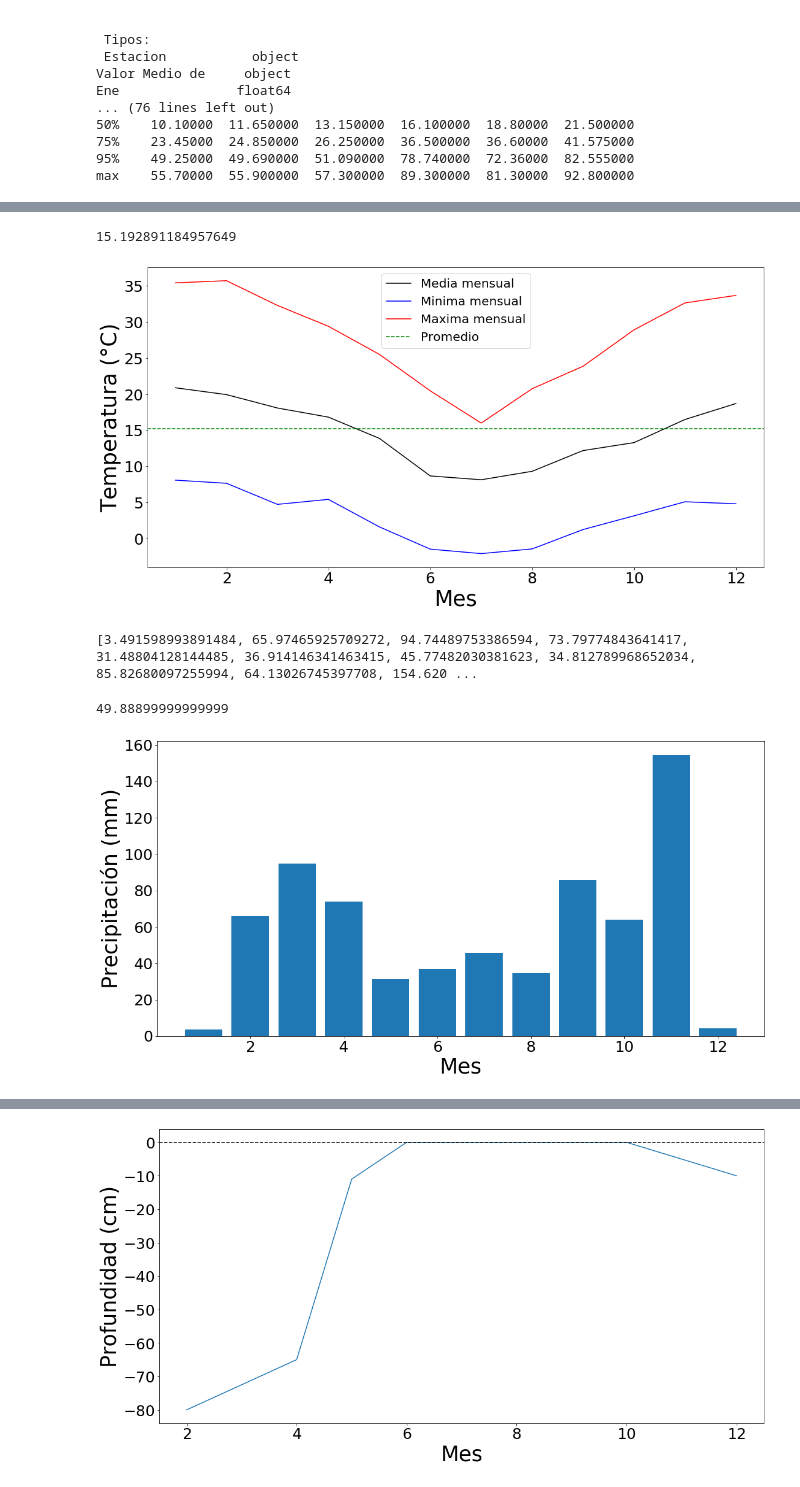
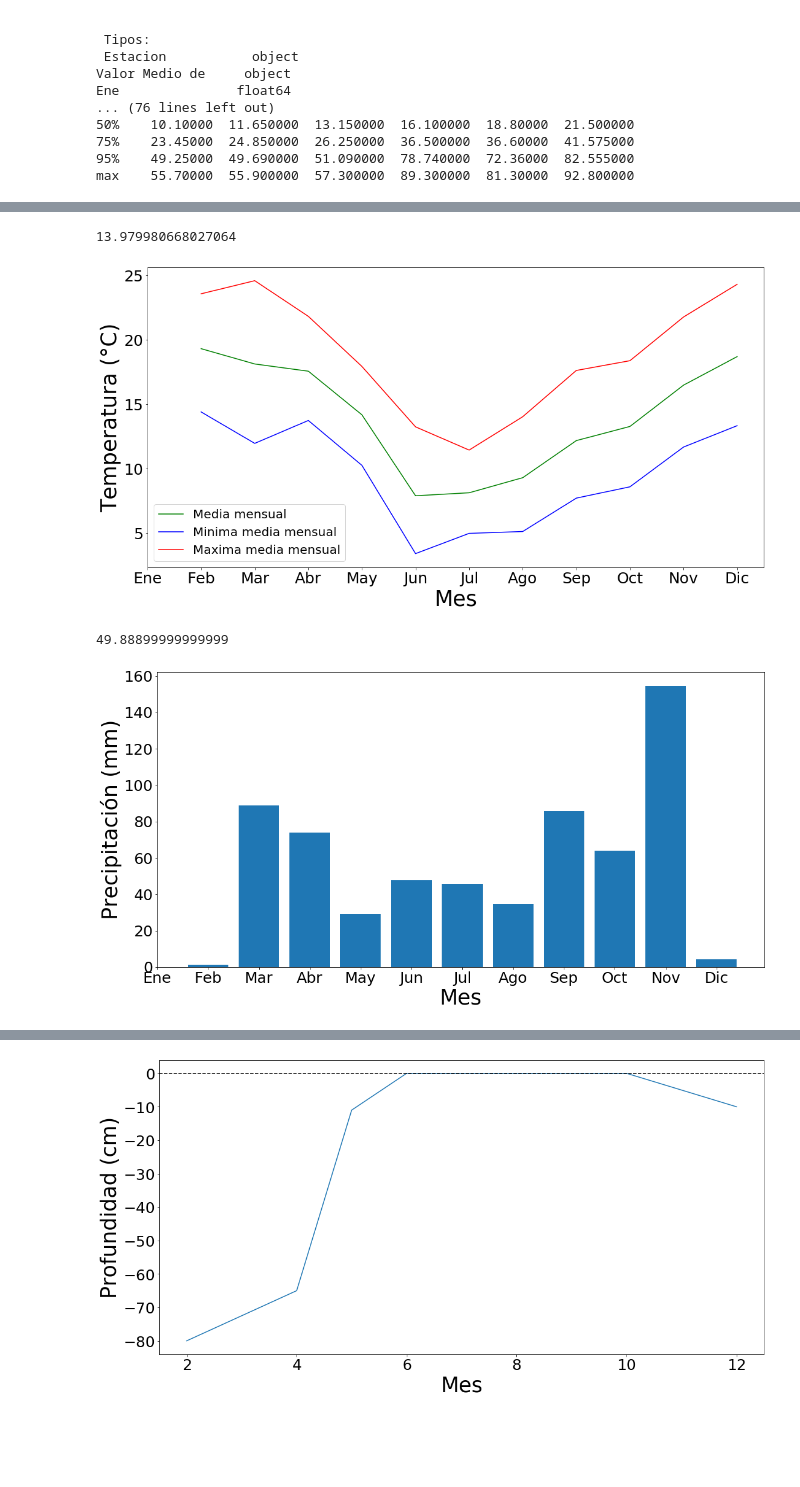
Before and after one commit to Nahu-11/Tesis, a Jupyter notebook: New scripts/Climatologia.ipynb, the cells around one changed output, grey strips where cells are left out. Drawn from its saved outputs; the diff is of its cells as text; code cells hidden in the pictures; blank space fills up the shorter version.

```diff
--- a/New scripts/Climatologia.ipynb
+++ b/New scripts/Climatologia.ipynb
@@ -57,7 +57,7 @@ Ene               float64
 95%    49.25000  49.690000  51.090000  78.740000  72.36000  82.555000
 max    55.70000  55.900000  57.300000  89.300000  81.30000  92.800000
 # %%
-columnas = ['Momento','TSS1','TSS2','TS1','TS2','TS3','TS4','TS_QG','U','DIR',
+columnas = ['Fecha', 'Momento','TSS1','TSS2','TS1','TS2','TS3','TS4','TS_QG','U','DIR',
 'PP', 'TA1','HR1','TA2','HR2','TA3','HR3','TA4','HR4','QG1','QG2','WET','RG','PAR',
 'TSH1','HS1','GH1','Real(KH)1','Imag(KH)1','Real_T(KH)1','Imag_T(KH)1','TSH2',
 'HS2','GH2','Real(KH)2','Imag(KH)2','Real_T(KH)2','Imag_T(KH)2','TSH3','HS3',
@@ -72,7 +72,7 @@ datos_conv = pd.read_csv(
         decimal = '.',
         skiprows = [1,2],
         usecols = columnas,
-        dtype = 'float64',
+        #dtype = 'float64',
         engine = 'python'
         )
 # %%
@@ -137,9 +150,11 @@ for j in variable:
         promedio[i-1] = datos_conv[(datos_conv['Momento'] < hasta)
                                   & (datos_conv['Momento'] > desde)
                                   & (datos_conv[j] < 80)
+                                  & (datos_conv['Fecha'].str[-1] == '8')
                                   ][j].mean()
 
-    plt.plot(x, promedio)
-plt.legend(['5 mm', '3 cm', '8 cm', '27 cm', '70 cm'], fontsize= 20)
+    plt.plot(x, promedio, linewidth = 5)
+plt.legend(['0.005 m', '0.03 m', '0.08 m', '0.27 m', '0.70 m'], fontsize= 20)
+plt.xticks(x, meses)
 plt.savefig('C:\\Users\\nahue\\Desktop\\Tesis_2\\Escritura\\Temperaturas_suelos.png')
 # %% [output]
@@ -179,41 +232,25 @@ print(minimos)
-# %%
-datos_conv[variable].mean()
-# %% [output]
-15.192891184957649
+# %%
+ta = datos_conv[(datos_conv['TA1'] < 80)
+                & (datos_conv['Fecha'].str[-1] == '8')
+               ]['TA1'].mean()
+ta
+# %% [output]
+13.979980668027064
 # %%
 x = list(range(1, 13))
 plt.figure(figsize = (18, 9))
-plt.plot(x, promedio, color = 'black')
+plt.plot(x, promedio, color = 'green')
 plt.plot(x, minimos, color = 'blue')
 plt.plot(x, maximos, color = 'red')
 metadata('Mes', 'Temperatura (°C)')
-plt.axhline(datos_conv[variable].mean(), ls = '--', color = 'green')
-plt.legend(['Media mensual', 'Minima mensual', 'Maxima mensual', 'Promedio'],
+#plt.axhline(ta, ls = '--', color = 'black')
+plt.legend(['Media mensual', 'Minima media mensual', 'Maxima media mensual'],#, 'Promedio'],
            fontsize = 20
           )
+plt.xticks(x, meses)
 plt.savefig('C:\\Users\\nahue\\Desktop\\Tesis_2\\Escritura\\Temperatura_aire.png')
 # %% [output]
-[figure, old version]
+[figure, new version]
-# %%
-variable = 'PP'
-dias = np.arange(0, 390, 30)
-acum = list(range(1, len(dias)))
-count = list(range(1, len(dias)))
-for i in list(range(1, len(dias))):
-    desde = dias[i-1]
-    hasta = dias[i]
-    count[i-1] = datos_conv[(datos_conv['Momento'] < hasta)
-                              & (datos_conv['Momento'] > desde)
-                              & (datos_conv[variable] < 80)
-                              ][variable].count()
-    acum[i-1] = datos_conv[(datos_conv['Momento'] < hasta)
-                              & (datos_conv['Momento'] > desde)
-                              & (datos_conv[variable] < 80)
-                              ][variable].sum()
-    acum[i-1] = (acum[i-1]/count[i-1]) * 30*24*4
-print(acum)
-# %% [output]
-[3.491598993891484, 65.97465925709272, 94.74489753386594, 73.79774843641417, 31.48804128144485, 36.914146341463415, 45.77482030381623, 34.812789968652034, 85.82680097255994, 64.13026745397708, 154.620 ...
 # %%
 datos_conv[(datos_conv['Momento'] > 313)
             & (datos_conv['Momento'] < 314)
@@ -224,12 +261,13 @@ datos_conv[(datos_conv['Momento'] > 313)
 # %%
 x = list(range(1, 13))
 plt.figure(figsize = (18, 9))
 plt.bar(x, acum)
 metadata('Mes', 'Precipitación (mm)')
+plt.xticks(x, meses)
 #plt.legend(['PP acumulada'], fontsize= 20)
 plt.savefig('C:\\Users\\nahue\\Desktop\\Tesis_2\\Escritura\\Precipitacion.png')
 # %% [output]
-[figure, old version]
+[figure, new version]
 # %%
 dias = np.arange(0, 390, 30)
 camino = 'C:\\Users\\nahue\\Desktop\\Tesis_2\\Escritura\\Viento\\'
```
Also changed, not shown: parts of 11 cells of this notebook.
